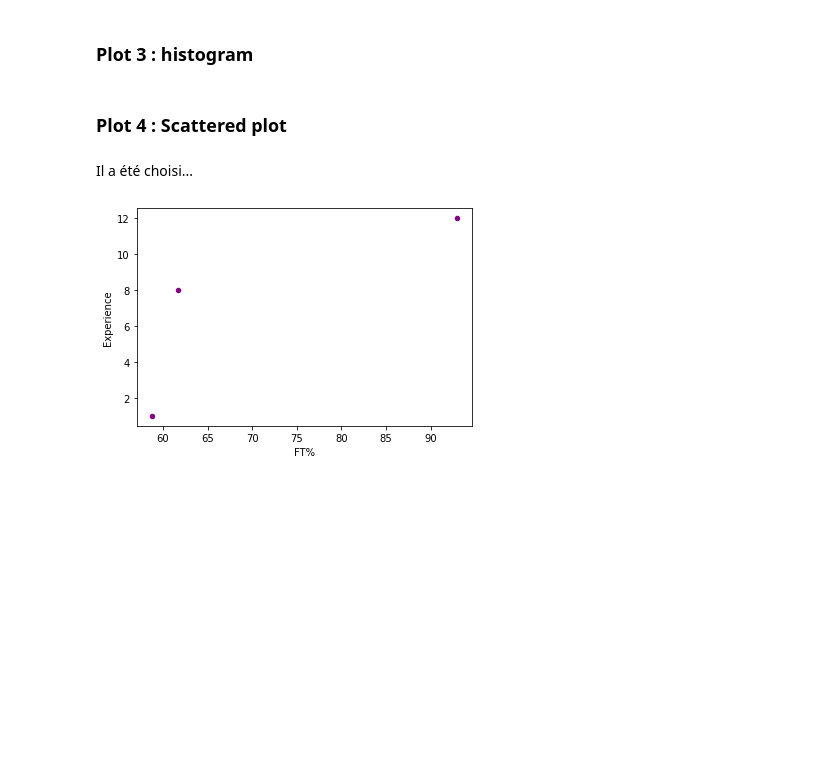
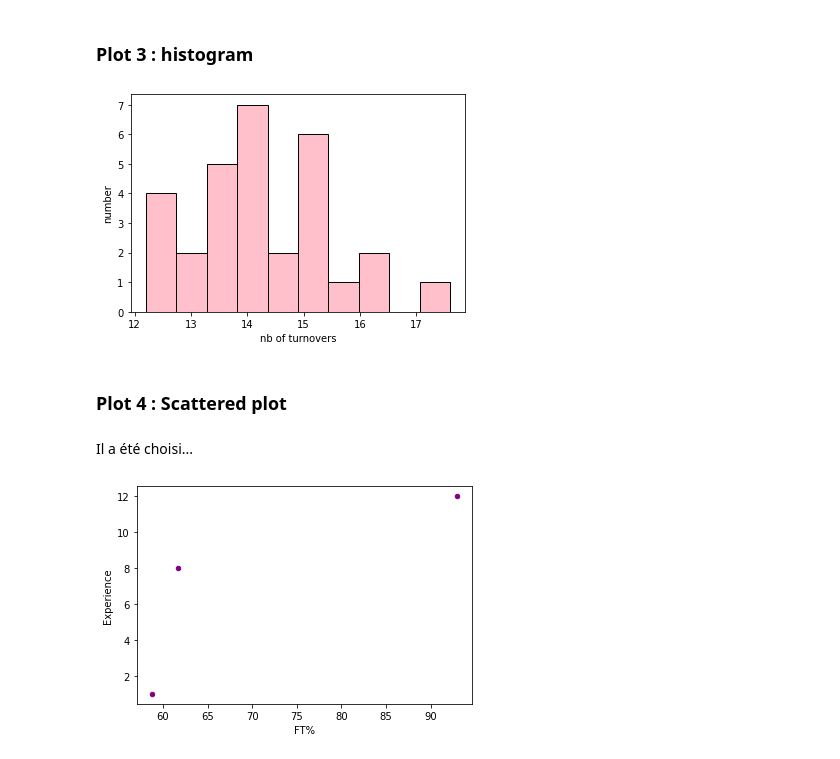
Before and after one commit to py2378/project_nba_python, a Jupyter notebook: nba_stat.ipynb, the cells around one changed output. Cells and saved outputs as stored; diff of their text form; code cells hidden in the pictures; blank space fills up the shorter version.

```diff
--- a/nba_stat.ipynb
+++ b/nba_stat.ipynb
@@ -130,13 +148,15 @@ plt.show()
 # %% [markdown]
 ### Plot 3 : histogram
 # %%
-x = team['TOV']
+x = team['Turnovers']
 
 fig = plt.hist(x,color = 'pink',
             edgecolor = 'black')
 plt.xlabel('nb of turnovers')
 plt.ylabel('number')
 plt.show()
+# %% [output]
+[figure, added]
 # %% [markdown]
 ### Plot 4 : Scattered plot
 # %% [markdown]
```
Also changed, not shown: parts of 8 cells of this notebook.
